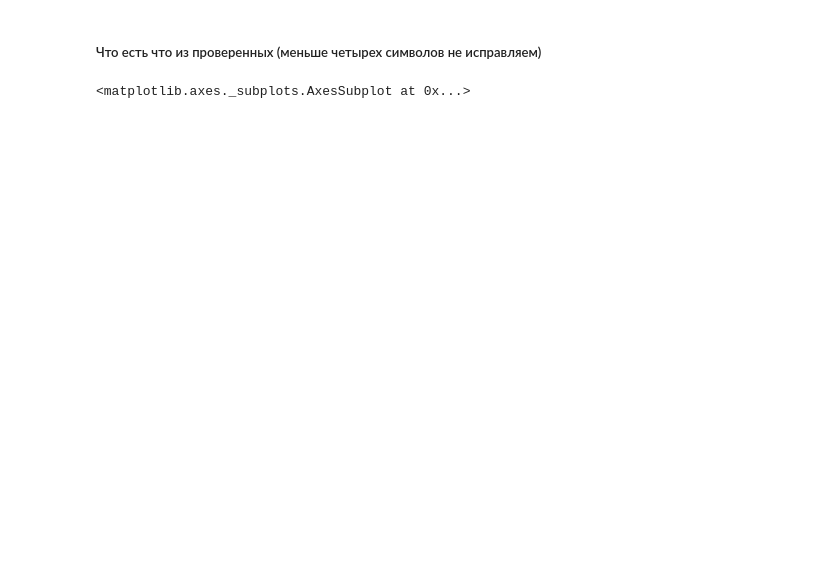
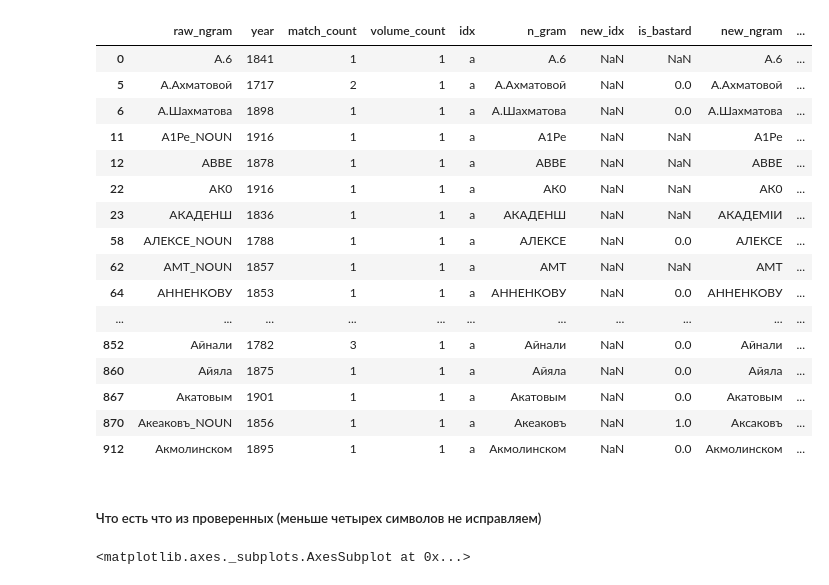
Before and after one commit to completelyboofyblitzed/Google_rusngram_spellcheck, a Jupyter notebook: notebooks/ErrorModel.ipynb, the cells around one changed output. Drawn from its saved outputs; the diff is of its cells as text; code cells hidden in the pictures; blank space fills up the shorter version.

```diff
--- a/notebooks/ErrorModel.ipynb
+++ b/notebooks/ErrorModel.ipynb
@@ -40,7 +41,25 @@ df_unique.loc[new_na.index, ['new_ngram']] = [e for e in new_na['n_gram']]
 # %%
 df_unique.to_csv('val_df.csv',index=False)
 # %%
-df_unique.head()
+df_unique[:60]
+# %% [output]
+|  | raw_ngram | year | match_count | volume_count | idx | n_gram | new_idx | is_bastard | new_ngram | ... |
+| 0 | А.6 | 1841 | 1 | 1 | a | А.6 | NaN | NaN | А.6 | ... |
+| 5 | А.Ахматовой | 1717 | 2 | 1 | a | А.Ахматовой | NaN | 0.0 | А.Ахматовой | ... |
+| 6 | А.Шахматова | 1898 | 1 | 1 | a | А.Шахматова | NaN | 0.0 | А.Шахматова | ... |
+| 11 | А1Ре_NOUN | 1916 | 1 | 1 | a | А1Ре | NaN | NaN | А1Ре | ... |
+| 12 | АВВЕ | 1878 | 1 | 1 | a | АВВЕ | NaN | NaN | АВВЕ | ... |
+| 22 | АК0 | 1916 | 1 | 1 | a | АК0 | NaN | NaN | АК0 | ... |
+| 23 | АКАДЕНШ | 1836 | 1 | 1 | a | АКАДЕНШ | NaN | NaN | АКАДЕМІИ | ... |
+| 58 | АЛЕКСЕ_NOUN | 1788 | 1 | 1 | a | АЛЕКСЕ | NaN | 0.0 | АЛЕКСЕ | ... |
+| 62 | АМТ_NOUN | 1857 | 1 | 1 | a | АМТ | NaN | NaN | АМТ | ... |
+| 64 | АННЕНКОВУ | 1853 | 1 | 1 | a | АННЕНКОВУ | NaN | 0.0 | АННЕНКОВУ | ... |
+| ... | ... | ... | ... | ... | ... | ... | ... | ... | ... | ... |
+| 852 | Айнали | 1782 | 3 | 1 | a | Айнали | NaN | 0.0 | Айнали | ... |
+| 860 | Айяла | 1875 | 1 | 1 | a | Айяла | NaN | 0.0 | Айяла | ... |
+| 867 | Акатовым | 1901 | 1 | 1 | a | Акатовым | NaN | 0.0 | Акатовым | ... |
+| 870 | Акеаковъ_NOUN | 1856 | 1 | 1 | a | Акеаковъ | NaN | 1.0 | Аксаковъ | ... |
+| 912 | Акмолинском | 1895 | 1 | 1 | a | Акмолинском | NaN | 0.0 | Акмолинском | ... |
 # %% [markdown]
 ##### Что есть что из проверенных (меньше четырех символов не исправляем)
 # %%
```
Also changed, not shown: parts of 15 cells of this notebook, 1 other file.
